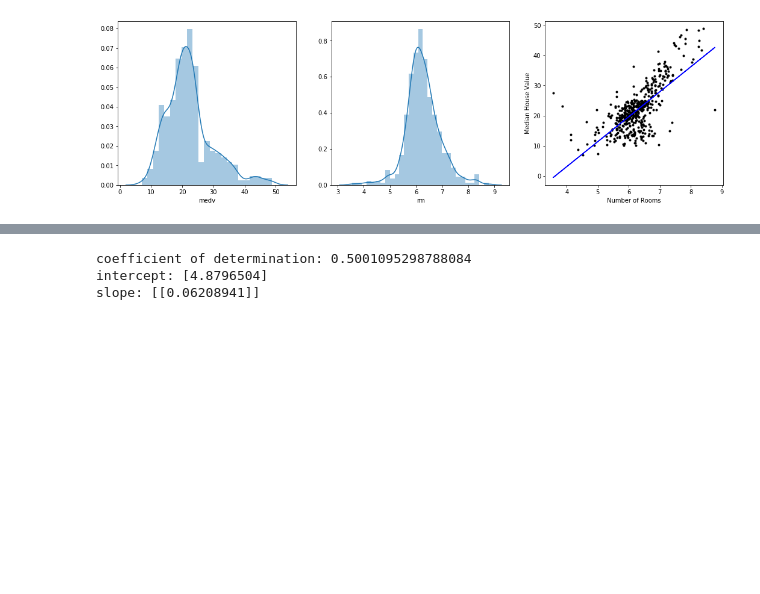
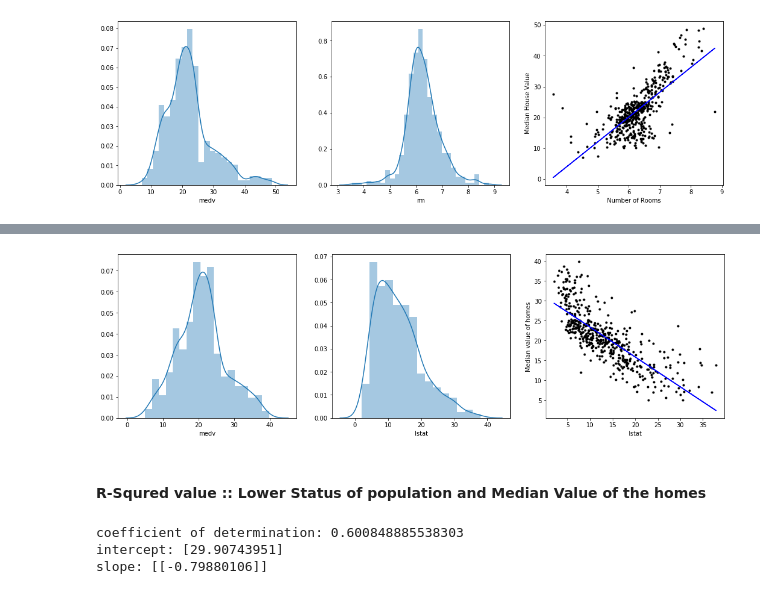
Before and after one commit to SomanathanSubramaniyan/Machine-Learning-Statistics, a Jupyter notebook: Boston-Dataset-Project.ipynb, the cells around one changed output, grey strips where cells are left out. Saved outputs shown, nothing was run; the diff lists cells and outputs as text; code cells hidden in the pictures; blank space fills up the shorter version.

```diff
--- a/Boston-Dataset-Project.ipynb
+++ b/Boston-Dataset-Project.ipynb
@@ -104,9 +169,45 @@ plt.show()
+# %%
+
+fig, (ax1, ax2,ax3) = plt.subplots(1, 3,figsize=(18,5))
+
+# plot the median house value against the lstat
+# remove the outliers.
+#Copy of the dataset.orginal data set
+
+df_BHD_slstat = df_BHD[(df_BHD['medv'] <40)]
+
+sns.distplot(df_BHD_slstat['medv'],ax=ax1)
+sns.distplot(df_BHD_slstat['lstat'],ax=ax2)
+
+# plot the data (number of rooms  versis  Median House value)
+ax3.plot(df_BHD_slstat['lstat'],df_BHD_slstat['medv'],'k.', label='Original data')
+
+#Calcuate the polyfit co-efficients using numpy
+#the value of m is -0.84 and the value of c is 32.54
+np.polyfit(df_BHD_slstat['lstat'],df_BHD_slstat['medv'], 1)
+
+#plot the fitted line
+ax3.plot(df_BHD_slstat['lstat'],((-0.75 * df_BHD_slstat['lstat']) + 30.84),'b-', label='Best fit line')
+
+plt.xlabel('lstat')
+plt.ylabel('Median value of homes')
+
+# Show the plot.
+plt.show()
+# %% [output]
+[figure, added]
+# %% [markdown]
+####  R-Squred value  ::   Lower Status of population and Median Value of the homes
 # %%
+# Import packages and classes from sklearn
+# Use the corrected data (outliers removed)
+# Create model and fit the curve/line
+# print the results
+
 from sklearn.linear_model import LinearRegression
-y = df_BHD_subset['rm'].values
+y = df_BHD_slstat['lstat'].values
 y = y.reshape((-1,1))
-
-x = df_BHD_subset['medv'].values
+x = df_BHD_slstat['medv'].values
 x = x.reshape((-1,1))
 
 model = LinearRegression()
@@ -116,6 +217,6 @@ print('coefficient of determination:', r_sq)
 print('intercept:', model.intercept_)
 print('slope:', model.coef_)
 # %% [output]
-coefficient of determination: 0.5001095298788084
-intercept: [4.8796504]
-slope: [[0.06208941]]
+coefficient of determination: 0.600848885538303
+intercept: [29.90743951]
+slope: [[-0.79880106]]
```
Also changed, not shown: parts of 14 cells of this notebook.
